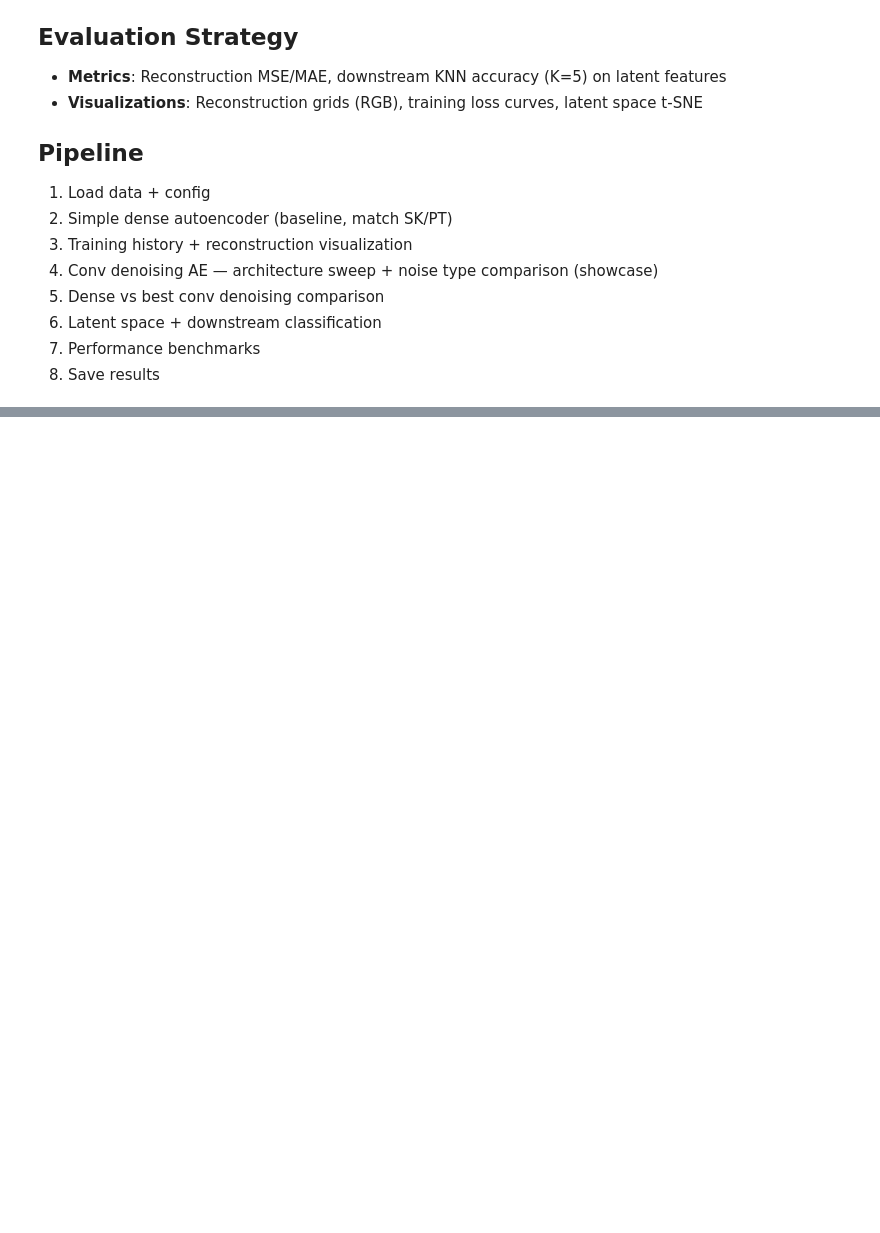
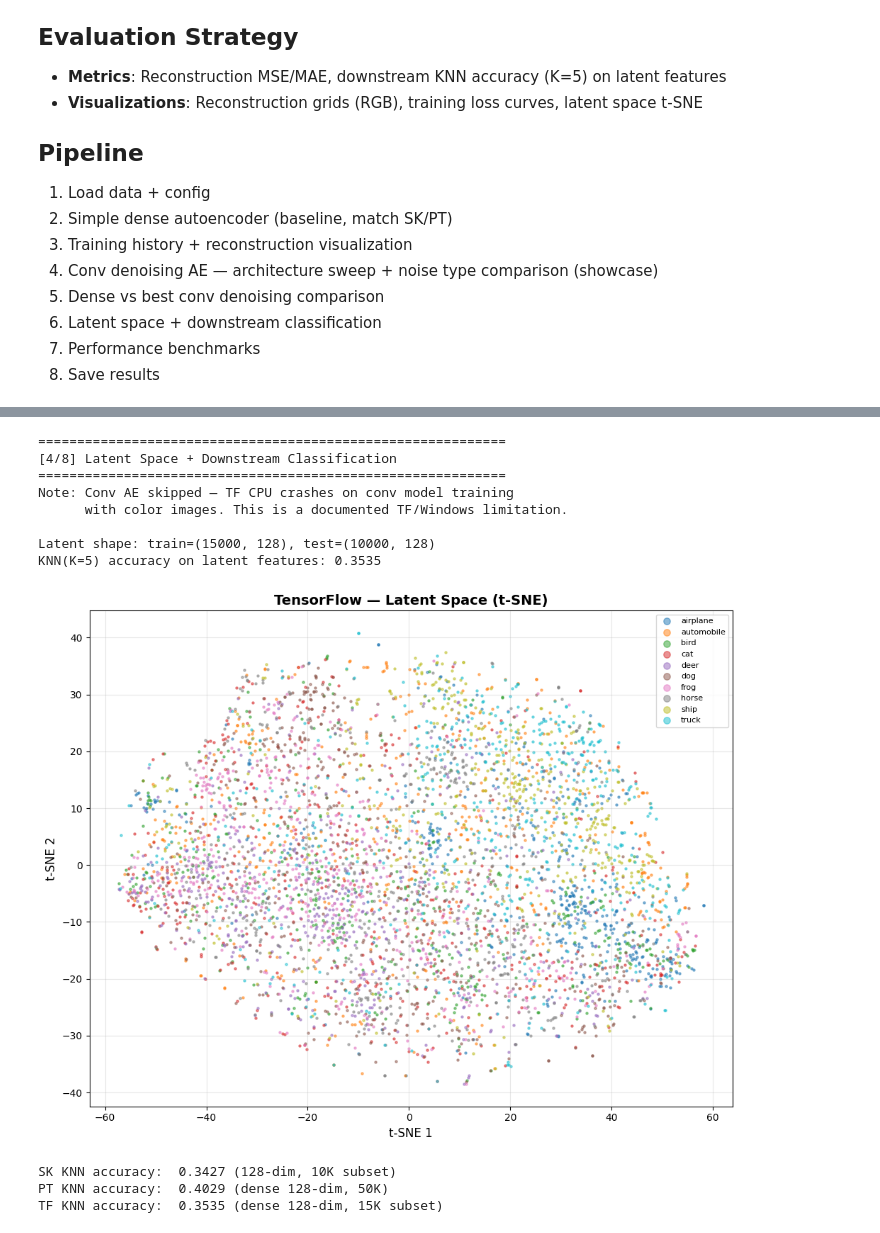
Before and after one commit to GoudyMT/ml-framework-comparison, a Jupyter notebook: TensorFlow/10-autoencoders/pipeline.ipynb, the cells around one changed output, grey strips where cells are left out. Drawn from its saved outputs; the diff is of its cells as text; code cells hidden in the pictures; blank space fills up the shorter version.

Commit message:
feat: autoencoder - latent space, performance benchmarks, results saved + compared

```diff
--- a/TensorFlow/10-autoencoders/pipeline.ipynb
+++ b/TensorFlow/10-autoencoders/pipeline.ipynb
@@ -226,0 +226,68 @@ Best val loss:    0.009683
+# %%
+# Step 4: Latent Space + Downstream Classification
+"""
+Conv AE skipped — TF CPU cannot handle conv model training
+on CIFAR-10 without crashing (documented limitation)
+Extract latent features from dense AE instead
+"""
+
+print("=" * 60)
+print("[4/6] Latent Space + Downstream Classification")
+print("=" * 60)
+print("Note: Conv AE skipped — TF CPU crashes on conv model training")
+print("      with color images. This is a documented TF/Windows limitation.")
+print()
+
+# Build encoder from dense AE weights
+# Sequential: Dense(512,relu) → Dense(128,relu) → Dense(512,relu) → Dense(3072,sigmoid)
+# Encoder = first 2 layers (input → 512 → 128)
+# Build encoder — pass input through to get the graph connected
+encoder_input = keras.layers.Input(shape=(N_FEATURES,))
+x = encoder_input
+for layer in dense_ae.layers[:2]:  # First 2 Dense layers (512 relu, 128 relu)
+    x = layer(x)
+encoder = keras.Model(encoder_input, x, name='encoder')
+
+latent_train = encoder.predict(X_train_flat, verbose=0)
+latent_test = encoder.predict(X_test_flat, verbose=0)
+
+print(f"Latent shape: train={latent_train.shape}, test={latent_test.shape}")
+
+# KNN(K=5) on latent features
+from sklearn.neighbors import KNeighborsClassifier
+
+knn = KNeighborsClassifier(n_neighbors=5)
+knn.fit(latent_train, y_train)
+knn_accuracy = knn.score(latent_test, y_test)
+print(f"KNN(K=5) accuracy on latent features: {knn_accuracy:.4f}")
+
+# t-SNE visualization
+subsample = 5000
+rng_tsne = np.random.RandomState(RANDOM_STATE)
+tsne_idx = rng_tsne.choice(len(latent_test), subsample, replace=False)
+
+plot_latent_space(
+    latent_vectors=latent_test[tsne_idx],
+    labels=y_test[tsne_idx],
+    class_names=CLASS_NAMES,
+    framework=FRAMEWORK,
+    method='tsne',
+    save_path=f'{RESULTS_DIR}/latent_space_dense.png'
+)
+
+print(f"\nSK KNN accuracy:  0.3427 (128-dim, 10K subset)")
+print(f"PT KNN accuracy:  0.4029 (dense 128-dim, 50K)")
+print(f"TF KNN accuracy:  {knn_accuracy:.4f} (dense 128-dim, 15K subset)")
+# %% [output]
+============================================================
+[4/8] Latent Space + Downstream Classification
+============================================================
+Note: Conv AE skipped — TF CPU crashes on conv model training
+      with color images. This is a documented TF/Windows limitation.
+
+Latent shape: train=(15000, 128), test=(10000, 128)
+KNN(K=5) accuracy on latent features: 0.3535
+[figure, added]
+SK KNN accuracy:  0.3427 (128-dim, 10K subset)
+PT KNN accuracy:  0.4029 (dense 128-dim, 50K)
+TF KNN accuracy:  0.3535 (dense 128-dim, 15K subset)
```
Also changed, not shown: parts of 5 cells of this notebook, 4 other files.
